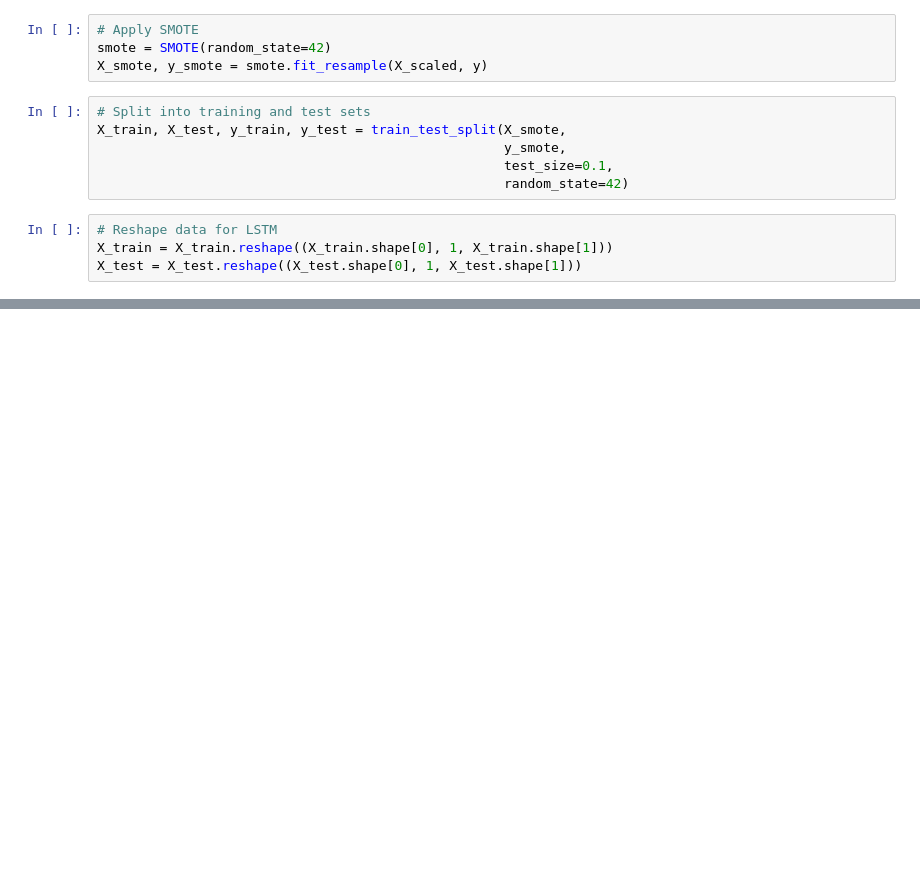
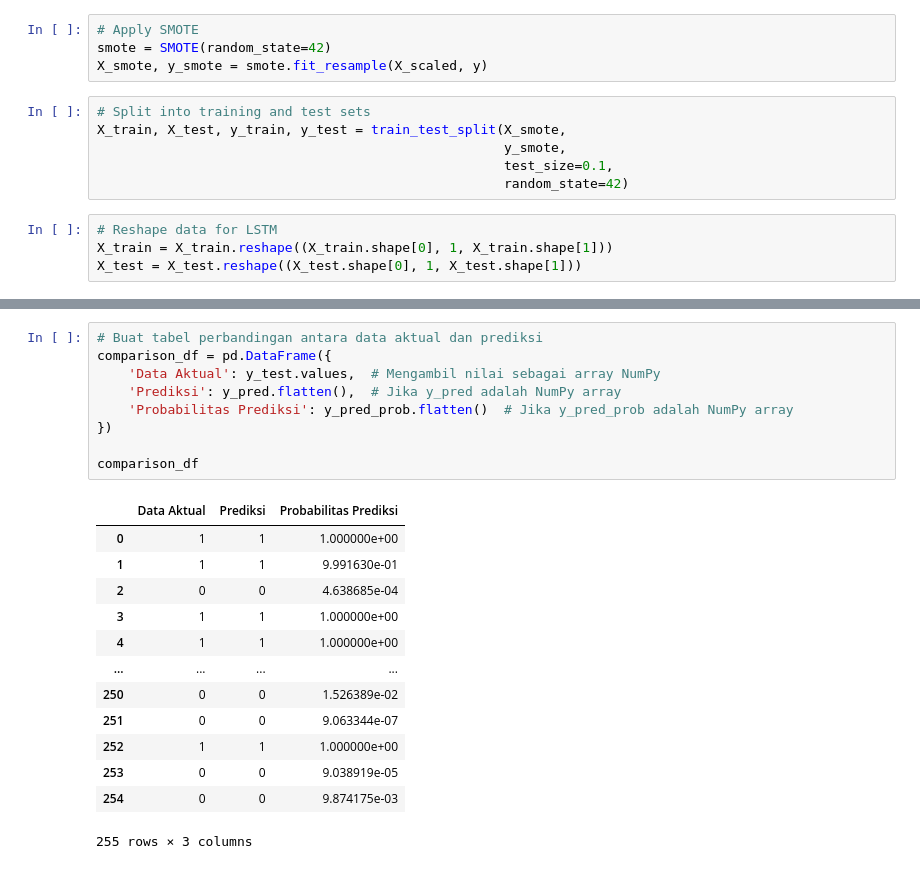
Before and after one commit to rafiilham91/prediksi-diabetes-skripsi, a Jupyter notebook: Prediksi Diabetes.ipynb, the cells around one changed output, grey strips where cells are left out. Saved outputs shown, nothing was run; the diff lists cells and outputs as text; blank space fills up the shorter version.

```diff
--- a/Prediksi Diabetes.ipynb
+++ b/Prediksi Diabetes.ipynb
@@ -220,0 +214,23 @@ Root Mean Squared Error (RMSE): 0.089333101499243
+# %%
+# Buat tabel perbandingan antara data aktual dan prediksi
+comparison_df = pd.DataFrame({
+    'Data Aktual': y_test.values,  # Mengambil nilai sebagai array NumPy
+    'Prediksi': y_pred.flatten(),  # Jika y_pred adalah NumPy array
+    'Probabilitas Prediksi': y_pred_prob.flatten()  # Jika y_pred_prob adalah NumPy array
+})
+
+comparison_df
+# %% [output]
+|  | Data Aktual | Prediksi | Probabilitas Prediksi |
+| 0 | 1 | 1 | 1.000000e+00 |
+| 1 | 1 | 1 | 9.991630e-01 |
+| 2 | 0 | 0 | 4.638685e-04 |
+| 3 | 1 | 1 | 1.000000e+00 |
+| 4 | 1 | 1 | 1.000000e+00 |
+| ... | ... | ... | ... |
+| 250 | 0 | 0 | 1.526389e-02 |
+| 251 | 0 | 0 | 9.063344e-07 |
+| 252 | 1 | 1 | 1.000000e+00 |
+| 253 | 0 | 0 | 9.038919e-05 |
+| 254 | 0 | 0 | 9.874175e-03 |
+255 rows × 3 columns
```
Also changed, not shown: parts of 12 cells of this notebook, 1 other file.
